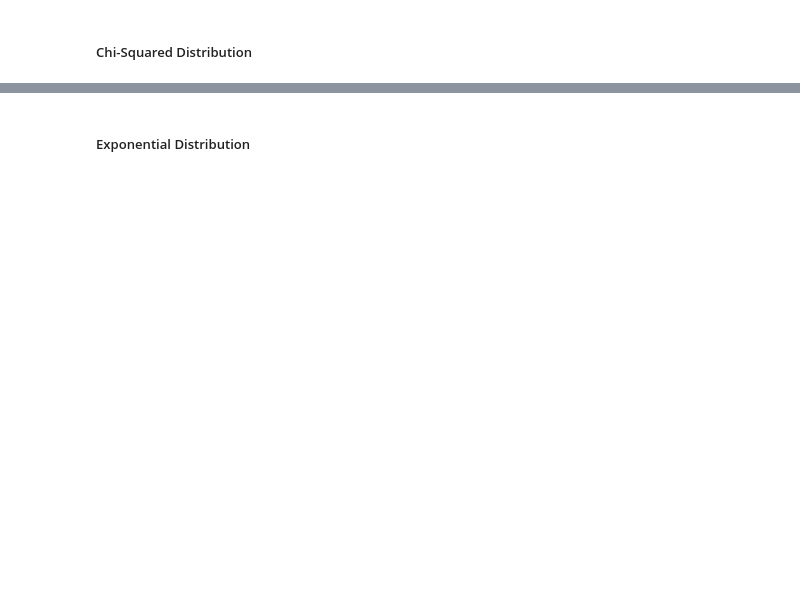
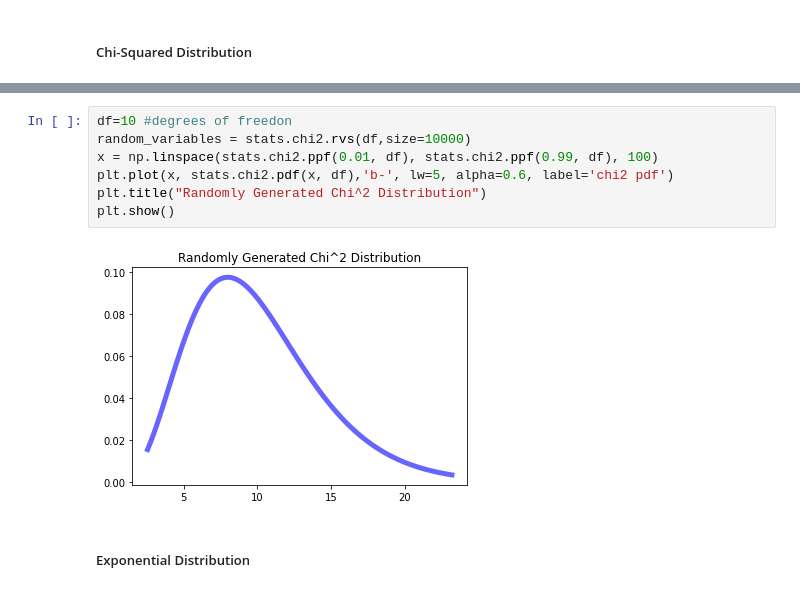
Before and after one commit to Pine9/StatBook, a Jupyter notebook: Statistics Workbook.ipynb, the cells around one changed output, grey strips where cells are left out. Cells and saved outputs as stored; diff of their text form; blank space fills up the shorter version.

```diff
--- a/Statistics Workbook.ipynb
+++ b/Statistics Workbook.ipynb
@@ -215,2 +234,11 @@ plt.show()
+# %%
+df=10 #degrees of freedon
+random_variables = stats.chi2.rvs(df,size=10000)
+x = np.linspace(stats.chi2.ppf(0.01, df), stats.chi2.ppf(0.99, df), 100)
+plt.plot(x, stats.chi2.pdf(x, df),'b-', lw=5, alpha=0.6, label='chi2 pdf')
+plt.title("Randomly Generated Chi^2 Distribution")
+plt.show()
+# %% [output]
+[figure, added]
 # %% [markdown]
 ##### Exponential Distribution
```
Also changed, not shown: parts of 7 cells of this notebook.
